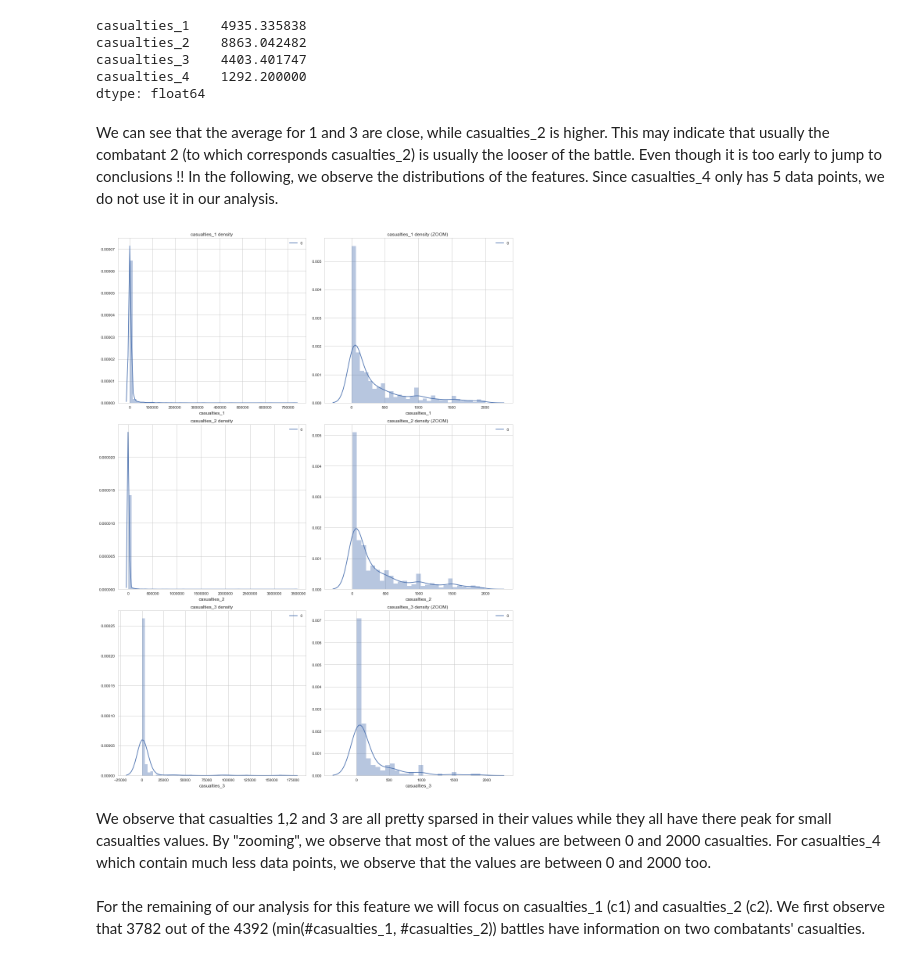
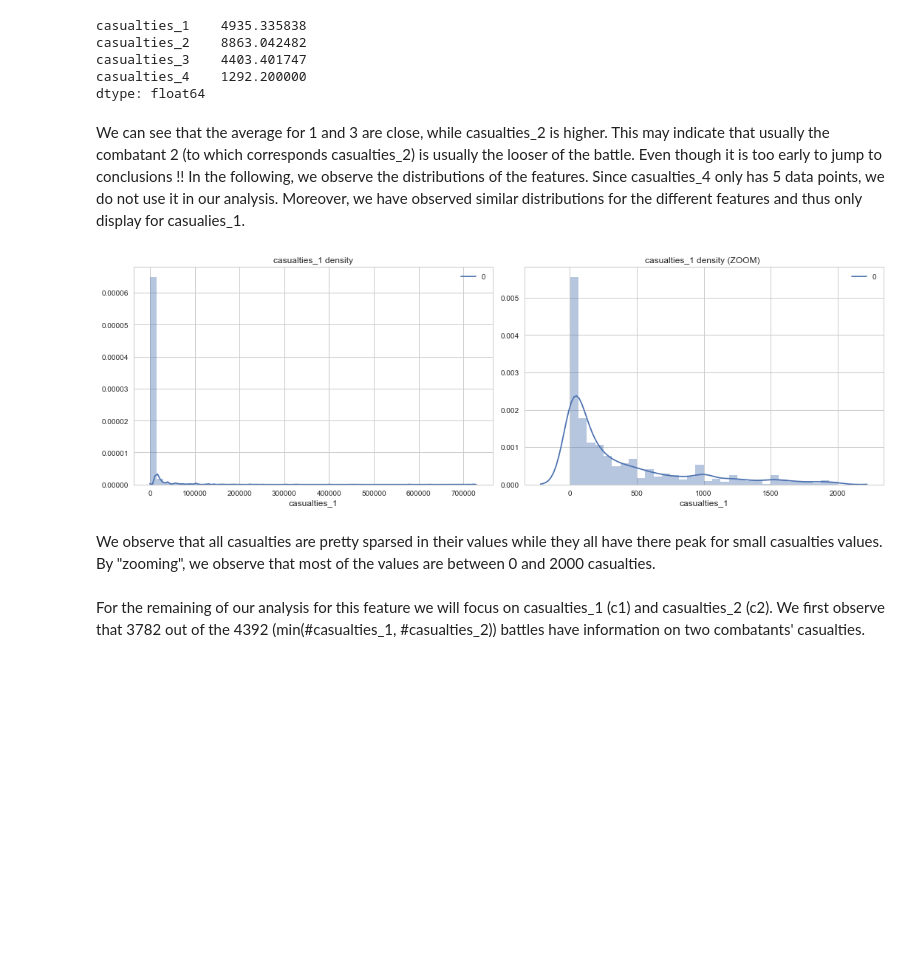
Before and after one commit to ChristianMct/ADA2017-Homeworks, a Jupyter notebook: project/milestone_2.ipynb, the cells around one changed output. Cells and saved outputs as stored; diff of their text form; code cells hidden in the pictures; blank space fills up the shorter version.

Commit message:
order a bit things and update milestone2 for the descriptive analysis of combatants, results, strength and casualties

```diff
--- a/project/milestone_2.ipynb
+++ b/project/milestone_2.ipynb
@@ -260,24 +260,17 @@ casualties_4    1292.200000
 dtype: float64
 # %% [markdown]
 We can see that the average for 1 and 3 are close, while casualties_2 is higher. This may indicate that usually the combatant 2 (to which corresponds casualties_2) is usually the looser of the battle. Even though it is too early to jump to conclusions !!
-In the following, we observe the distributions of the features. Since casualties_4 only has 5 data points, we do not use it in our analysis.
+In the following, we observe the distributions of the features. Since casualties_4 only has 5 data points, we do not use it in our analysis. Moreover, we have observed similar distributions for the different features and thus only display for casualies_1.
 # %%
-fig, ((ax1, ax2), (ax3, ax4), (ax5, ax6)) = plt.subplots(nrows=3, ncols=2, sharey=False, figsize=(15,20))
+fig, ((ax1, ax2)) = plt.subplots(nrows=1, ncols=2, sharey=False, figsize=(15,5))
 densplot([df['casualties_1'].dropna()], 'casualties_1', "casualties_1 density", ax1)
 densplot([df.query('2000 > casualties_1 >1')['casualties_1']], 'casualties_1', "casualties_1 density (ZOOM) ", ax2)
-
-densplot([df['casualties_2'].dropna()], 'casualties_2', "casualties_2 density", ax3)
-densplot([df.query('2000 > casualties_2 >1')['casualties_2']], 'casualties_2', "casualties_2 density (ZOOM) ", ax4)
-
-densplot([df['casualties_3'].dropna()], 'casualties_3', "casualties_3 density", ax5)
-densplot([df.query('2000 > casualties_3 >1')['casualties_3']], 'casualties_3', "casualties_3 density (ZOOM) ", ax6)
-
 fig.tight_layout()
 plt.show()
 # %% [output]
-[figure, old version]
+[figure, new version]
 # %% [markdown]
-We observe that casualties 1,2 and 3 are all pretty sparsed in their values while they all have there peak for small casualties values. By "zooming", we observe that most of the values are between 0 and 2000 casualties. For casualties_4 which contain much less data points, we observe that the values are between 0 and 2000 too.
+We observe that all casualties are pretty sparsed in their values while they all have there peak for small casualties values. By "zooming", we observe that most of the values are between 0 and 2000 casualties.
 # %% [markdown]
 For the remaining of our analysis for this feature we will focus on casualties_1 (c1) and casualties_2 (c2).
 We first observe that 3782 out of the 4392 (min(#casualties_1, #casualties_2)) battles have information on two combatants' casualties.
```
Also changed, not shown: parts of 11 cells of this notebook, 6 other files.
